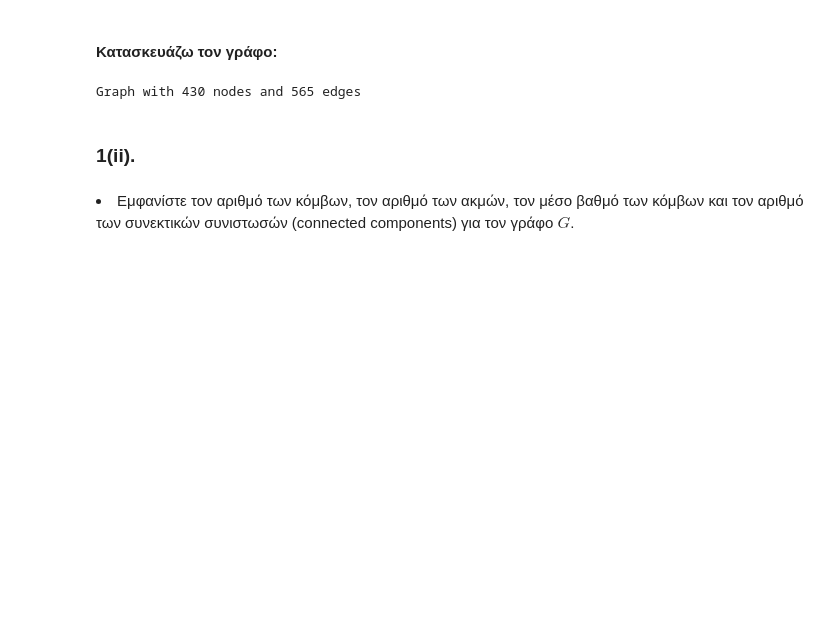
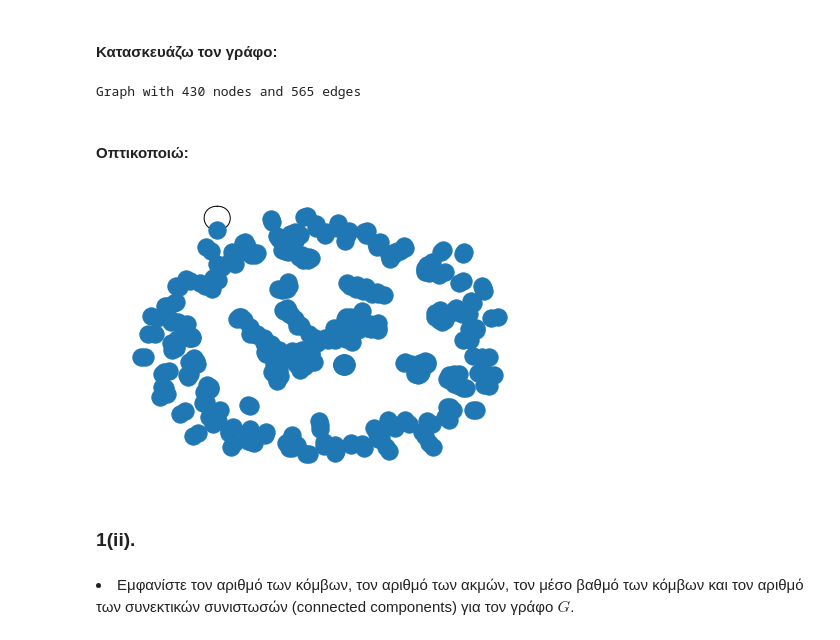
Before and after one commit to John-Atha/social-networks-NTUA, a Jupyter notebook: ex3/ex3.ipynb, the cells around one changed output. Drawn from its saved outputs; the diff is of its cells as text; code cells hidden in the pictures; blank space fills up the shorter version.

```diff
--- a/ex3/ex3.ipynb
+++ b/ex3/ex3.ipynb
@@ -55,6 +55,12 @@ graph.add_edges_from(txt_edges)
 print(graph)
 # %% [output]
 Graph with 430 nodes and 565 edges
+# %% [markdown]
+#### Οπτικοποιώ:
+# %%
+nx.draw(graph)
+# %% [output]
+[figure, added]
 # %% [markdown]
 ### 1(ii).
 # %% [markdown]
```
Also changed, not shown: parts of 64 cells of this notebook.
